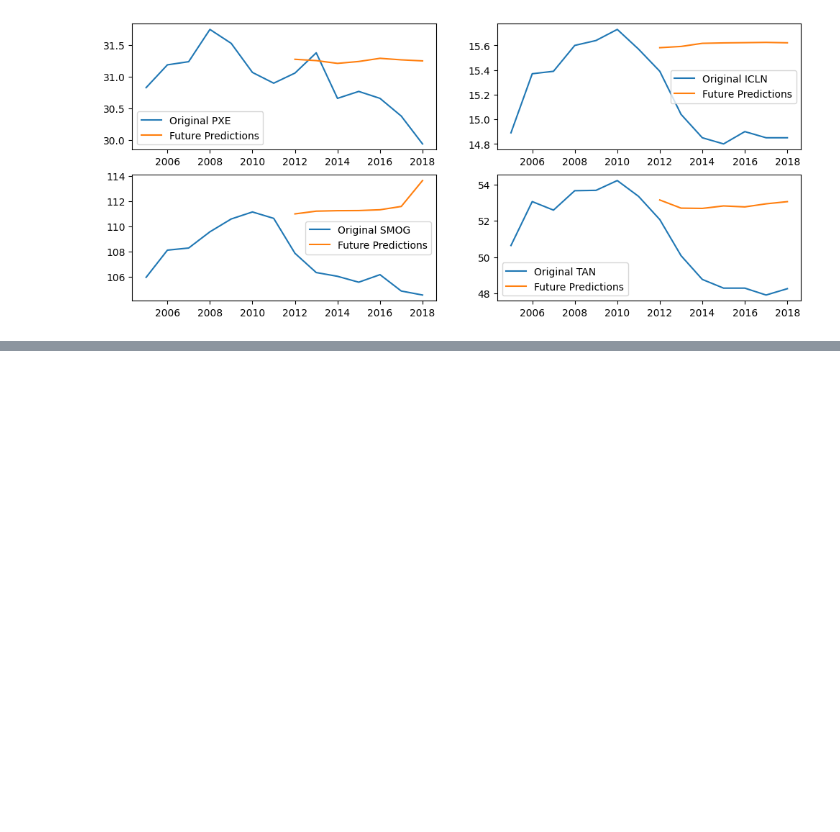
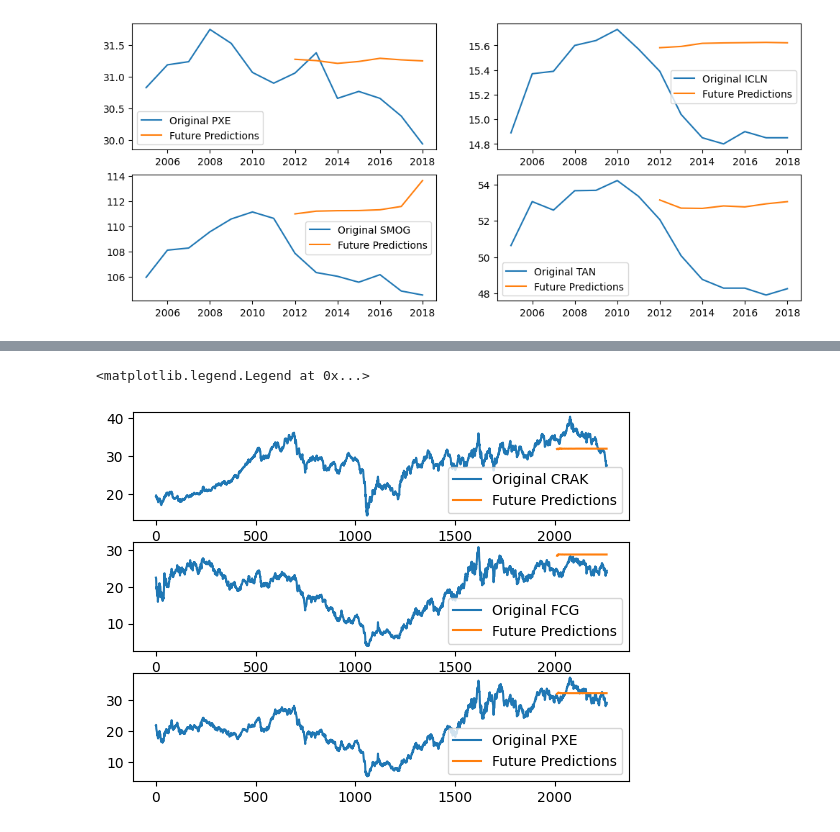
Before and after one commit to theophilus28/ML-Energy-Stock-Predictor, a Jupyter notebook: EnergyStockPredictor.ipynb, the cells around one changed output, grey strips where cells are left out. Drawn from its saved outputs; the diff is of its cells as text; code cells hidden in the pictures; blank space fills up the shorter version.

Commit message:
combined data models working on all sets

```diff
--- a/EnergyStockPredictor.ipynb
+++ b/EnergyStockPredictor.ipynb
@@ -49,9 +49,9 @@ df_icln_close = df_icln[["Close"]]
 df_smog_close = df_smog[["Close"]]
 df_tan_close = df_tan[["Close"]]
 
-df_nuclear_close = df_combined_nuclear[["Close"]]
-df_oilgas_close = df_combined_oilgas[["Close"]]
-df_renewable_close = df_combined_renewable[["Close"]]
+df_nuclear_close = df_combined_nuclear[:,3]
+df_oilgas_close = df_combined_oilgas[:,3]
+df_renewable_close = df_combined_renewable[:,3]
 # %%
 # 3 Create time frame based subsets
 def create_sequences(data, window_size):
@@ -123,9 +123,9 @@ scaled_tan_close = scaler8.fit_transform(df_tan_close)
 tan_sets, tan_X, tan_y = time_based_subsets(scaled_tan_close)
 
 scaler_nuclear = StandardScaler()
-scaled_nuclear = scaler_nuclear.fit_transform(df_combined_nuclear)
-nuclear_nlr = scaler_nuclear.transform(df_nlr)
-nuclear_ura = scaler_nuclear.transform(df_ura)
+scaled_nuclear = scaler_nuclear.fit_transform(df_nuclear_close.reshape(-1,1))
+nuclear_nlr = scaler_nuclear.transform(df_nlr_close)
+nuclear_ura = scaler_nuclear.transform(df_ura_close)
 nuclear_nlr_sets, nuclear_nlr_X, nuclear_nlr_y = time_based_subsets(nuclear_nlr)
 nuclear_ura_sets, nuclear_ura_X, nuclear_ura_y = time_based_subsets(nuclear_ura)
 combined_nuclear_X, combined_nuclear_y = [], []
@@ -141,10 +141,10 @@ combined_nuclear_y.append(np.concatenate((nuclear_nlr_y[3], nuclear_ura_y[3])))
 combined_nuclear_y.append(np.concatenate((nuclear_nlr_y[4], nuclear_ura_y[4])))
 
 scaler_oilgas = StandardScaler()
-scaled_oilgas = scaler_oilgas.fit_transform(df_combined_oilgas)
-oilgas_crak = scaler_oilgas.transform(df_crak)
-oilgas_fcg = scaler_oilgas.transform(df_fcg)
-oilgas_pxe = scaler_oilgas.transform(df_pxe)
+scaled_oilgas = scaler_oilgas.fit_transform(df_oilgas_close.reshape(-1,1))
+oilgas_crak = scaler_oilgas.transform(df_crak_close)
+oilgas_fcg = scaler_oilgas.transform(df_fcg_close)
+oilgas_pxe = scaler_oilgas.transform(df_pxe_close)
 oilgas_crak_sets, oilgas_crak_X, oilgas_crak_y = time_based_subsets(oilgas_crak)
 oilgas_fcg_sets, oilgas_fcg_X, oilgas_fcg_y = time_based_subsets(oilgas_fcg)
 oilgas_pxe_sets, oilgas_pxe_X, oilgas_pxe_y = time_based_subsets(oilgas_pxe)
@@ -162,10 +162,10 @@ combined_oilgas_y.append(np.concatenate((oilgas_crak_y[4], oilgas_fcg_y[4], oilg
 
 
 scaler_renewable = StandardScaler()
-scaled_renewable = scaler_renewable.fit_transform(df_combined_renewable)
-renewable_icln = scaler_renewable.transform(df_icln)
-renewable_smog = scaler_renewable.transform(df_smog)
-renewable_tan = scaler_renewable.transform(df_tan)
+scaled_renewable = scaler_renewable.fit_transform(df_renewable_close.reshape(-1,1))
+renewable_icln = scaler_renewable.transform(df_icln_close)
+renewable_smog = scaler_renewable.transform(df_smog_close)
+renewable_tan = scaler_renewable.transform(df_tan_close)
 renewable_icln_sets, renewable_icln_X, renewable_icln_y = time_based_subsets(renewable_icln)
 renewable_smog_sets, renewable_smog_X, renewable_smog_y = time_based_subsets(renewable_smog)
 renewable_tan_sets, renewable_tan_X, renewable_tan_y = time_based_subsets(renewable_tan)
@@ -403,17 +404,20 @@ plt.legend()
 # %%
 # 12 Combine Data Model results part 2
 plt.subplot(3, 1, 1)
 plt.plot(df_crak['Close'], label="Original CRAK")
 plt.plot(range(2012, 2012 + len(future_oilgas1)), future_feature_oilgas1, label="Future Predictions")
 plt.legend()
 plt.subplot(3, 1, 2)
 plt.plot(df_fcg['Close'], label="Original FCG")
 plt.plot(range(2012, 2012 + len(future_oilgas2)), future_feature_oilgas2, label="Future Predictions")
 plt.legend()
 plt.subplot(3, 1, 3)
-plt.plot(df_fcg['Close'], label="Original PXE")
+plt.plot(df_pxe['Close'], label="Original PXE")
 plt.plot(range(2012, 2012 + len(future_oilgas3)), future_feature_oilgas3, label="Future Predictions")
 plt.legend()
+# %% [output]
+<matplotlib.legend.Legend at 0x...>
+[figure, added]
 # %%
 # 13 Combine Data Model results part 3
 plt.subplot(3, 1, 1)
```
Also changed, not shown: parts of 3 cells of this notebook, 2 other files.
